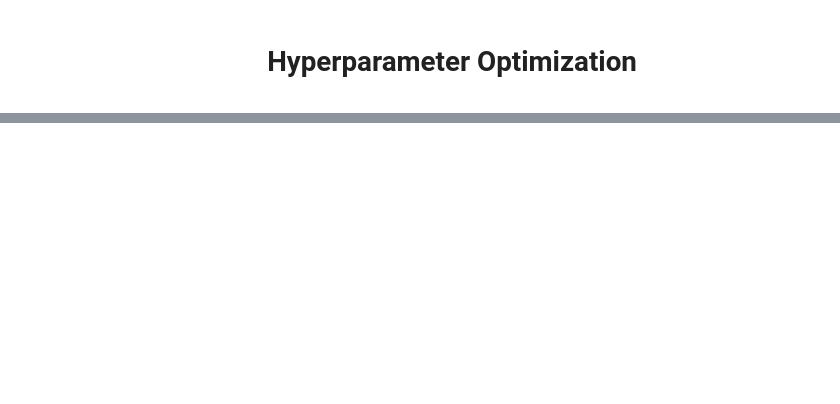
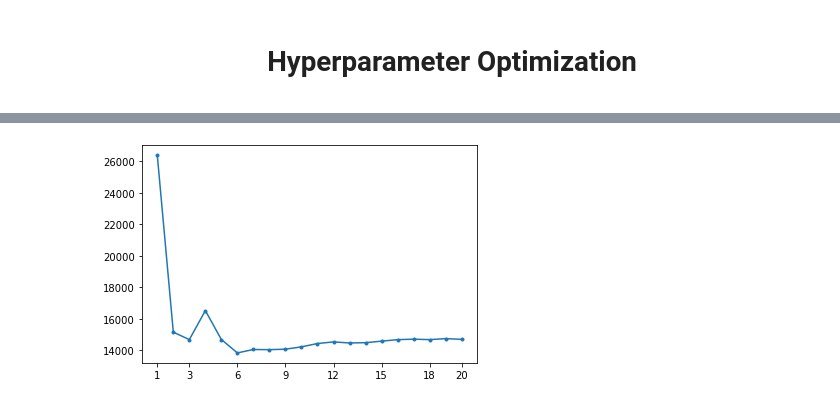
Before and after one commit to rafaeltorrese/data-science-lecture, a Jupyter notebook: 07_machine_learning_introduction/01_machine_learning_fundamentals/04_hyperparameter_optimization/hyperparameter_optimization.ipynb, the cells around one changed output, grey strips where cells are left out. Drawn from its saved outputs; the diff is of its cells as text; code cells hidden in the pictures; blank space fills up the shorter version.

Commit message:
Multivariate KNeighbors, hyperparameter optimization, cross-validation

```diff
--- a/07_machine_learning_introduction/01_machine_learning_fundamentals/04_hyperparameter_optimization/hyperparameter_optimization.ipynb
+++ b/07_machine_learning_introduction/01_machine_learning_fundamentals/04_hyperparameter_optimization/hyperparameter_optimization.ipynb
@@ -53,0 +66,6 @@ for i, name in enumerate(screen_names, 1):
+# %%
+for k in hyper_params:
+    knn = KNeighborsRegressor(n_neighbors=k, algorithm='brute')
+    knn.fit(train_df[train_cols], train_df['price'])
+    predictions = knn.predict(test_df[train_cols])
+    mse_values.append(mean_squared_error(predictions, test_df['price']))
@@ -53,0 +130,11 @@ for i, name in enumerate(screen_names, 1):
+# %%
+hyper_params = range(1, 21)
+mse_values = []
+# %%
+features = ['accommodates', 'bedrooms', 'bathrooms', 'number_of_reviews']
+# %%
+for k in hyper_params:
+    knn = KNeighborsRegressor(n_neighbors=k, algorithm='brute')
+    knn.fit(train_df[features], train_df['price'])
+    predictions = knn.predict(test_df[features])
+    mse_values.append(mean_squared_error(predictions, test_df['price']))
@@ -53,0 +190,8 @@ for i, name in enumerate(screen_names, 1):
+# %%
+import matplotlib.pyplot as plt
+
+plt.plot(hyper_params, mse_values, marker='.')
+plt.xticks([1,3,6,9,12,15,18, 20])
+plt.show()
+# %% [output]
+[figure, added]
```
Also changed, not shown: parts of 30 cells of this notebook, 7 other files.
